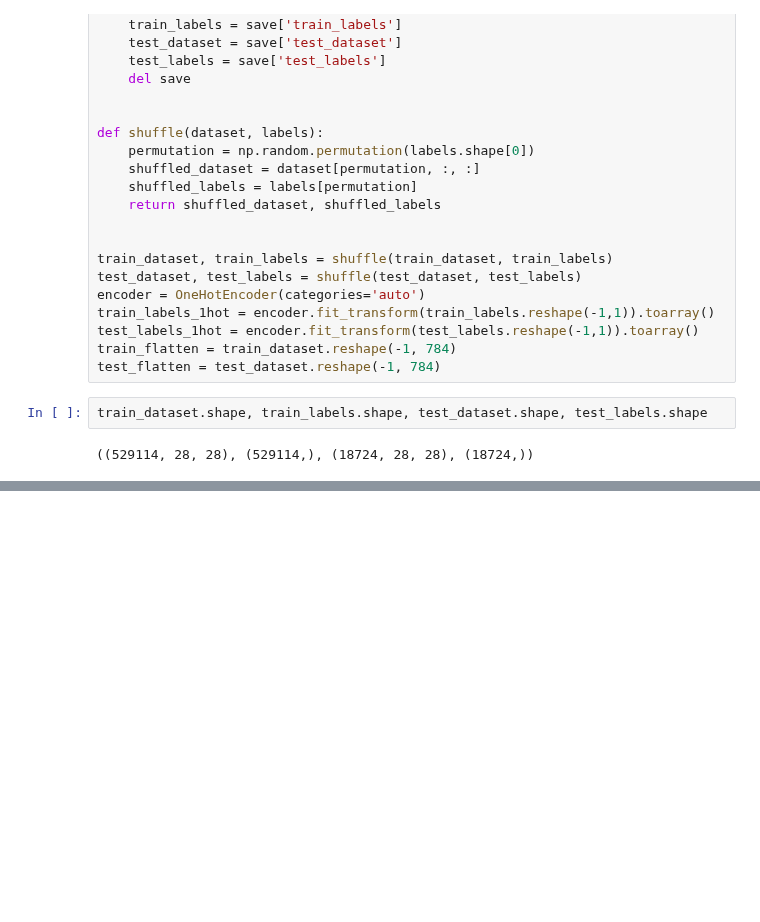
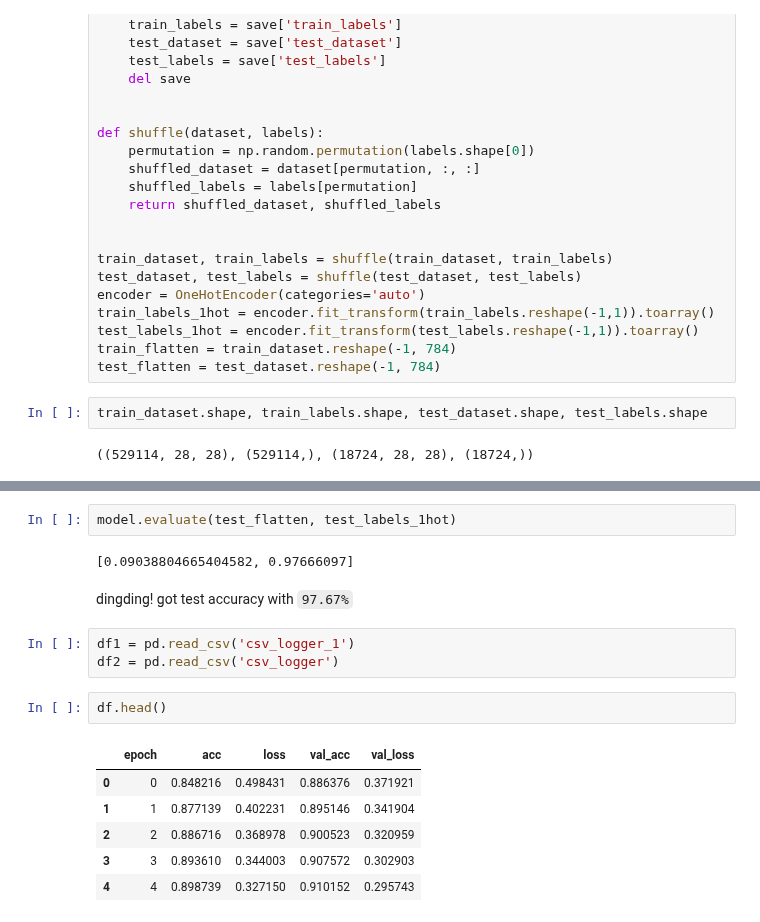
Before and after one commit to jh-lau/NLP, a Jupyter notebook: Artificial_Intelligence_for_NLP/Week_09_0831_kmeans_NN/assignments/3_regularization.ipynb, the cells around one changed output, grey strips where cells are left out. Drawn from its saved outputs; the diff is of its cells as text; blank space fills up the shorter version.

```diff
--- a/Artificial_Intelligence_for_NLP/Week_09_0831_kmeans_NN/assignments/3_regularization.ipynb
+++ b/Artificial_Intelligence_for_NLP/Week_09_0831_kmeans_NN/assignments/3_regularization.ipynb
@@ -712,0 +762,18 @@ train_dataset.shape, train_labels.shape, test_dataset.shape, test_labels.shape
+# %%
+model.evaluate(test_flatten, test_labels_1hot)
+# %% [output]
+[0.09038804665404582, 0.97666097]
+# %% [markdown]
+dingding! got test accuracy with `97.67%`
+# %%
+df1 = pd.read_csv('csv_logger_1')
+df2 = pd.read_csv('csv_logger')
+# %%
+df.head()
+# %% [output]
+|  | epoch | acc | loss | val_acc | val_loss |
+| 0 | 0 | 0.848216 | 0.498431 | 0.886376 | 0.371921 |
+| 1 | 1 | 0.877139 | 0.402231 | 0.895146 | 0.341904 |
+| 2 | 2 | 0.886716 | 0.368978 | 0.900523 | 0.320959 |
+| 3 | 3 | 0.893610 | 0.344003 | 0.907572 | 0.302903 |
+| 4 | 4 | 0.898739 | 0.327150 | 0.910152 | 0.295743 |
```
Also changed, not shown: parts of 12 cells of this notebook, 1 other file.
